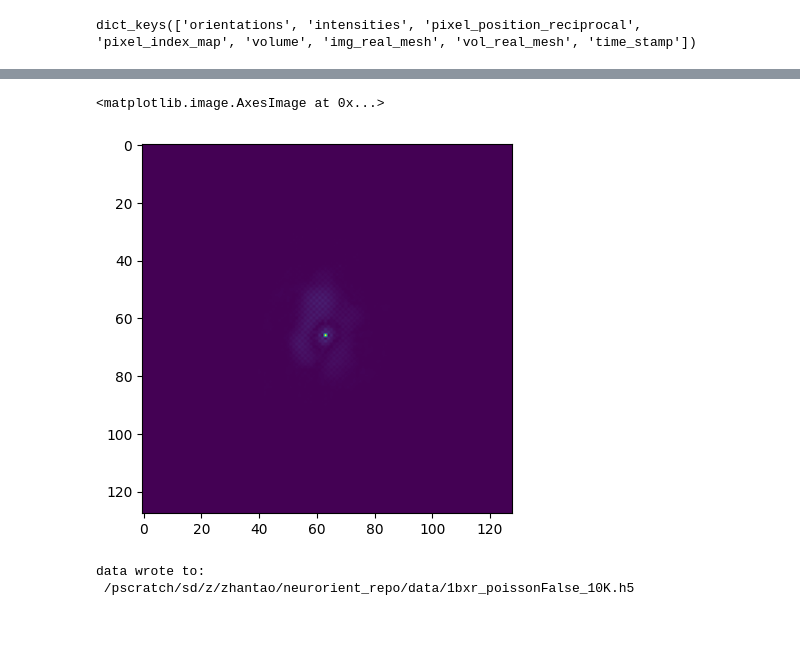
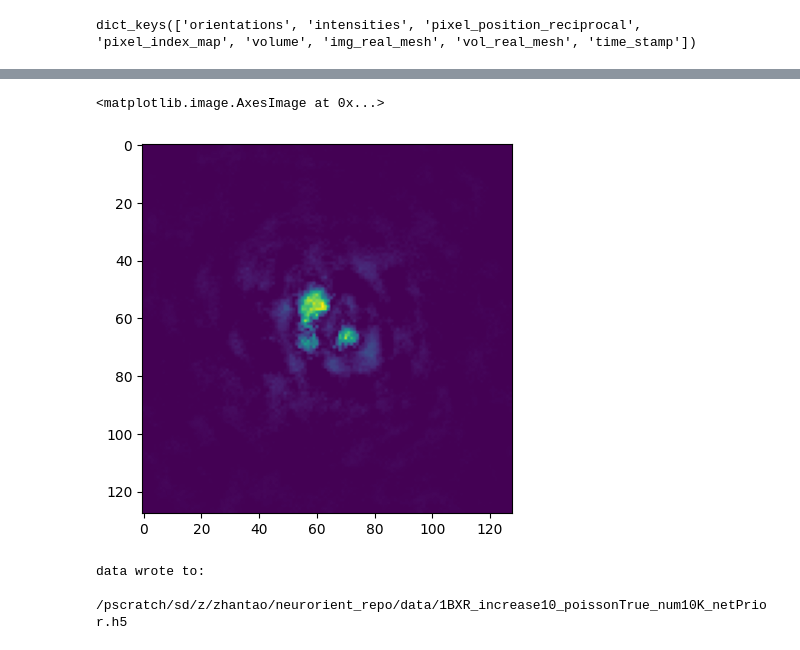
Before and after one commit to zhantaochen/neurorient, a Jupyter notebook: prepare_spinifel.ipynb, the cells around one changed output, grey strips where cells are left out. Saved outputs shown, nothing was run; the diff lists cells and outputs as text; code cells hidden in the pictures.

```diff
--- a/prepare_spinifel.ipynb
+++ b/prepare_spinifel.ipynb
@@ -23 +20,8 @@ The autoreload extension is already loaded. To reload it, use:
+# %%
+pdb = '1BXR'
+poisson = True
+num_images = 10000
+increase_factor = 10
+
+ckpt_path = '/pscratch/sd/z/zhantao/neurorient_repo/model/lightning_logs/version_14754479/checkpoints/last.ckpt'
 # %%
@@ -28,8 +32,10 @@ print(spi_data.keys())
 # %% [output]
 dict_keys(['orientations', 'intensities', 'pixel_position_reciprocal', 'pixel_index_map', 'volume', 'img_real_mesh', 'vol_real_mesh', 'time_stamp'])
 # %%
-model = NeurOrient.load_from_checkpoint(
-    os.path.join(model_dir, 'lightning_logs/version_14504328/checkpoints/last.ckpt'))
+# model = NeurOrient.load_from_checkpoint(
+#     os.path.join(model_dir, 'lightning_logs/version_14504328/checkpoints/last.ckpt'))
+
+model = NeurOrient.load_from_checkpoint(ckpt_path)
 # %%
 device = 'cuda' if torch.cuda.is_available() else 'cpu'
 model.to(device);
@@ -54,5 +60,4 @@ import numpy as np
 grid_reciprocal = model.grid_position_reciprocal / model.grid_position_reciprocal.max()
 with torch.no_grad():
     intensity = model.predict_intensity(np.pi * grid_reciprocal.to(device))
-intensity_pred = torch.exp(intensity) - 1
-plt.imshow(intensity_pred[64].detach().cpu().numpy(), vmax=10)
+intensity_pred = (torch.exp(intensity) - 1) / 10
@@ -66,9 +69,9 @@ torch.Size([1, 128, 128])
 # %%
-phase_retriever = PhaseRetriever(n_phase_loops=30, beta=0.9)
-rho_phased, support_phased = phase_retriever.phase(intensity_pred.sqrt().cpu())
+phase_retriever = PhaseRetriever(n_phase_loops=10, beta=0.9)
+rho_phased, support_phased = phase_retriever.phase(intensity_pred.clip(0).sqrt())
 # %%
-plt.imshow(rho_phased[64].clip(0))
+plt.imshow(rho_phased[64].detach().cpu().clip(0))
 # %% [output]
 <matplotlib.image.AxesImage at 0x...>
-[figure, old version]
+[figure, new version]
 # %%
@@ -79,7 +82,7 @@ ac = torch.fft.ifftshift(torch.fft.ifftn(intensities).abs()).detach().cpu()
 # %%
 h5_fpath = os.path.join(
     save_dir,
-    f'1bxr_poissonFalse_{len(dataset)//1000}K.h5')
+    f'{pdb}_increase{increase_factor:d}_poisson{poisson}_num{num_images//1000}K_netPrior.h5')
 with h5py.File(h5_fpath, 'w') as f:
     f.create_dataset('intensities', data=spi_data['intensities'].unsqueeze(1).numpy())
     f.create_dataset('orientations', data=orientations_pred.numpy())
@@ -91,4 +94,4 @@ with h5py.File(h5_fpath, 'w') as f:
 print("data wrote to: \n", h5_fpath)
 # %% [output]
 data wrote to:
- /pscratch/sd/z/zhantao/neurorient_repo/data/1bxr_poissonFalse_10K.h5
+ /pscratch/sd/z/zhantao/neurorient_repo/data/1BXR_increase10_poissonTrue_num10K_netPrior.h5
```
Also changed, not shown: parts of 7 cells of this notebook, 8 other files.
